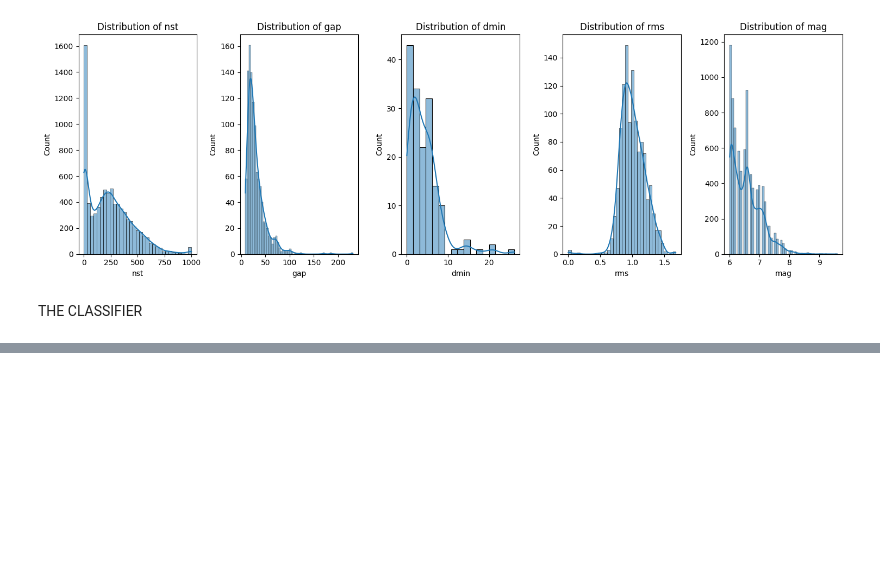
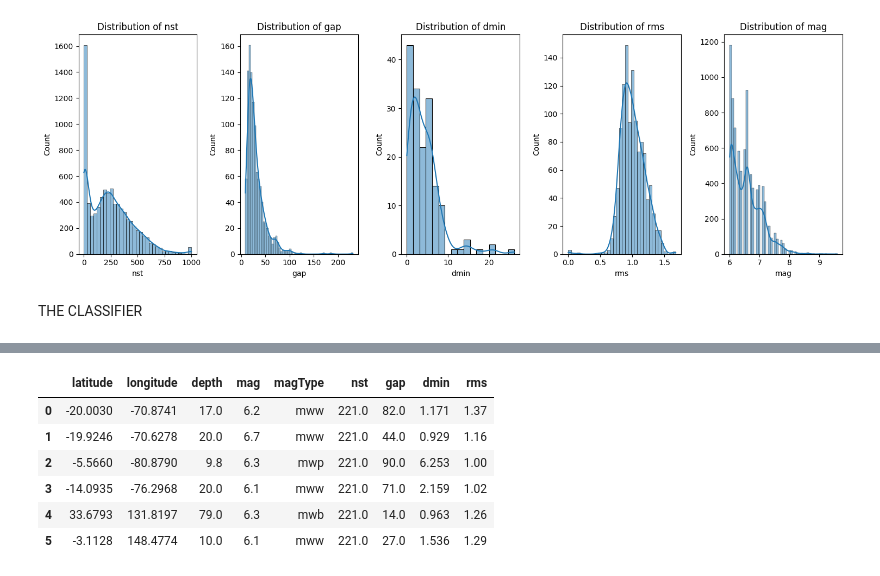
Before and after one commit to anitajn86/MACHINE_LEARNING-1, a Jupyter notebook: PROJECT3/EarthquakeClassifier.ipynb, the cells around one changed output, grey strips where cells are left out. Cells and saved outputs as stored; diff of their text form; code cells hidden in the pictures; blank space fills up the shorter version.

```diff
--- a/PROJECT3/EarthquakeClassifier.ipynb
+++ b/PROJECT3/EarthquakeClassifier.ipynb
@@ -53,0 +75,11 @@ predict="magType"
+# %%
+data=data.drop(columns=["time","Date","Time","net","id","updated","place","type"],errors='ignore')
+data.head(6)
+# %% [output]
+|  | latitude | longitude | depth | mag | magType | nst | gap | dmin | rms |
+| 0 | -20.0030 | -70.8741 | 17.0 | 6.2 | mww | 221.0 | 82.0 | 1.171 | 1.37 |
+| 1 | -19.9246 | -70.6278 | 20.0 | 6.7 | mww | 221.0 | 44.0 | 0.929 | 1.16 |
+| 2 | -5.5660 | -80.8790 | 9.8 | 6.3 | mwp | 221.0 | 90.0 | 6.253 | 1.00 |
+| 3 | -14.0935 | -76.2968 | 20.0 | 6.1 | mww | 221.0 | 71.0 | 2.159 | 1.02 |
+| 4 | 33.6793 | 131.8197 | 79.0 | 6.3 | mwb | 221.0 | 14.0 | 0.963 | 1.26 |
+| 5 | -3.1128 | 148.4774 | 10.0 | 6.1 | mww | 221.0 | 27.0 | 1.536 | 1.29 |
```
Also changed, not shown: parts of 1 cell of this notebook, 1 other file.
